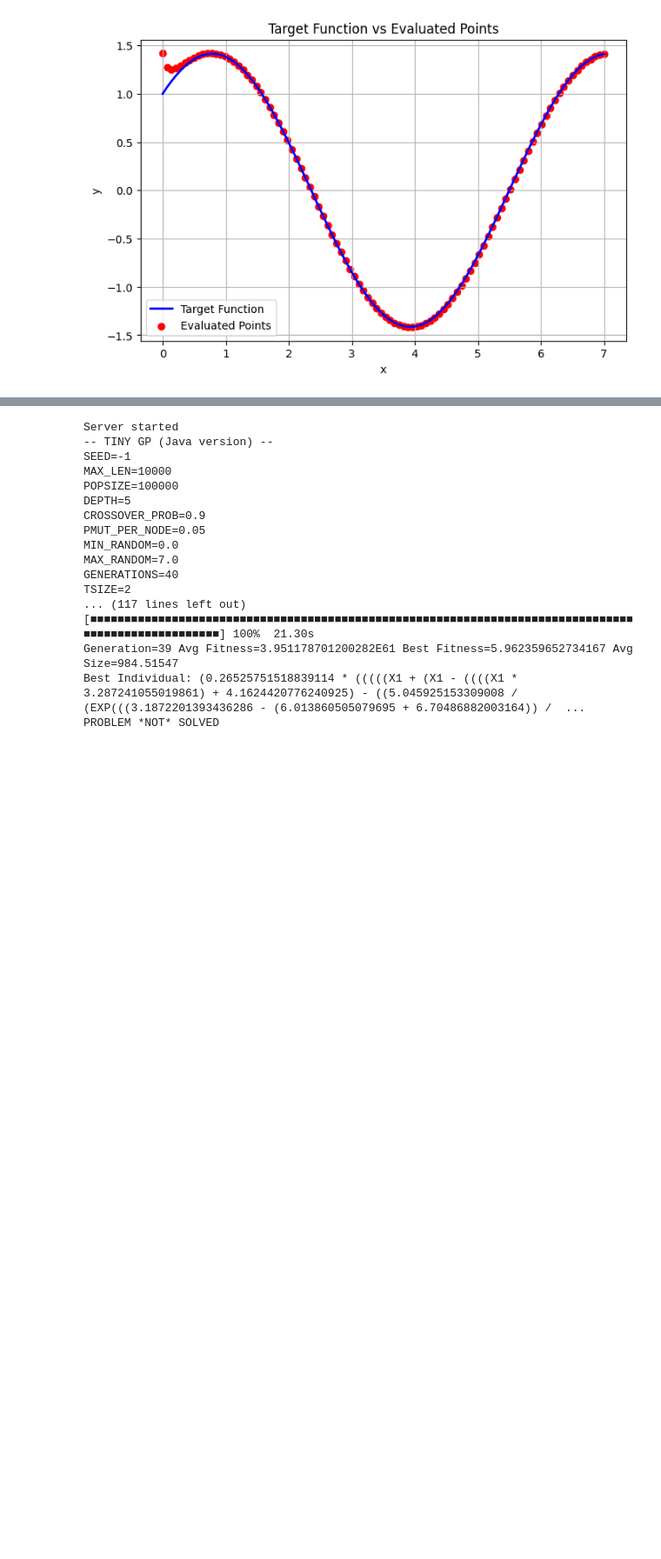
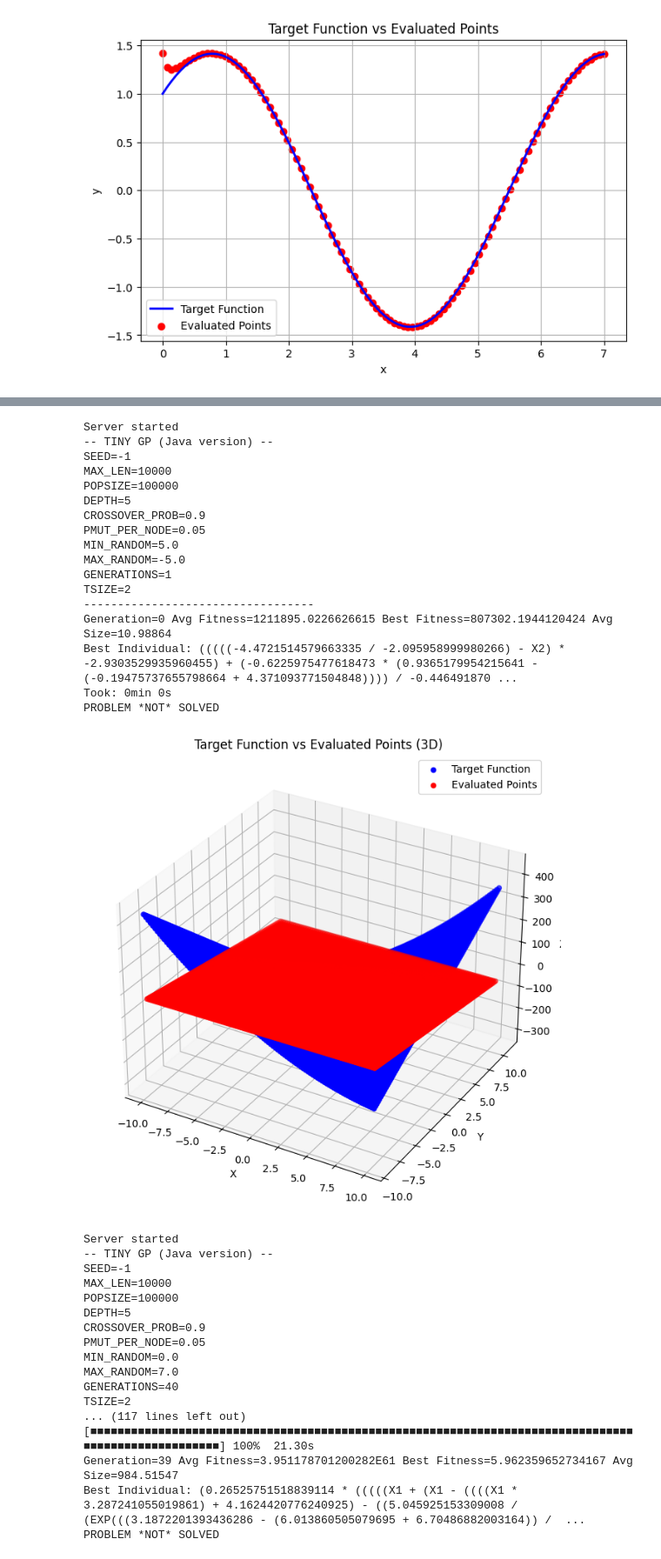
Before and after one commit to malekkonrad/genetic_programming, a Jupyter notebook: solutions.ipynb, the cells around one changed output, grey strips where cells are left out. Shown: that part at 87% size. Cells and saved outputs as stored; diff of their text form; code cells hidden in the pictures; blank space fills up the shorter version.

Commit message:
plots are stupid

```diff
--- a/solutions.ipynb
+++ b/solutions.ipynb
@@ -78,8 +78,27 @@ solver_05.plot()
 # %%
 # ex06
 solver_06 = GeneticSolver('problem6_a')
-hist_06 = solver_06.solve()
-# solver_06.plot()
+hist_06 = solver_06.solve(generations=1)
+solver_06.plot()
+# %% [output]
+Server started
+-- TINY GP (Java version) --
+SEED=-1
+MAX_LEN=10000
+POPSIZE=100000
+DEPTH=5
+CROSSOVER_PROB=0.9
+PMUT_PER_NODE=0.05
+MIN_RANDOM=5.0
+MAX_RANDOM=-5.0
+GENERATIONS=1
+TSIZE=2
+----------------------------------
+Generation=0 Avg Fitness=1211895.0226626615 Best Fitness=807302.1944120424 Avg Size=10.98864
+Best Individual: (((((-4.4721514579663335 / -2.095958999980266) - X2) * -2.9303529935960455) + (-0.6225975477618473 * (0.9365179954215641 - (-0.19475737655798664 + 4.371093771504848)))) / -0.446491870 ...
+Took: 0min 0s
+PROBLEM *NOT* SOLVED
+[figure, added]
 # %%
 # dodatkowe
 solver_07 = GeneticSolver('problem7_a')
```
Also changed, not shown: parts of 1 cell of this notebook, 4 other files.
